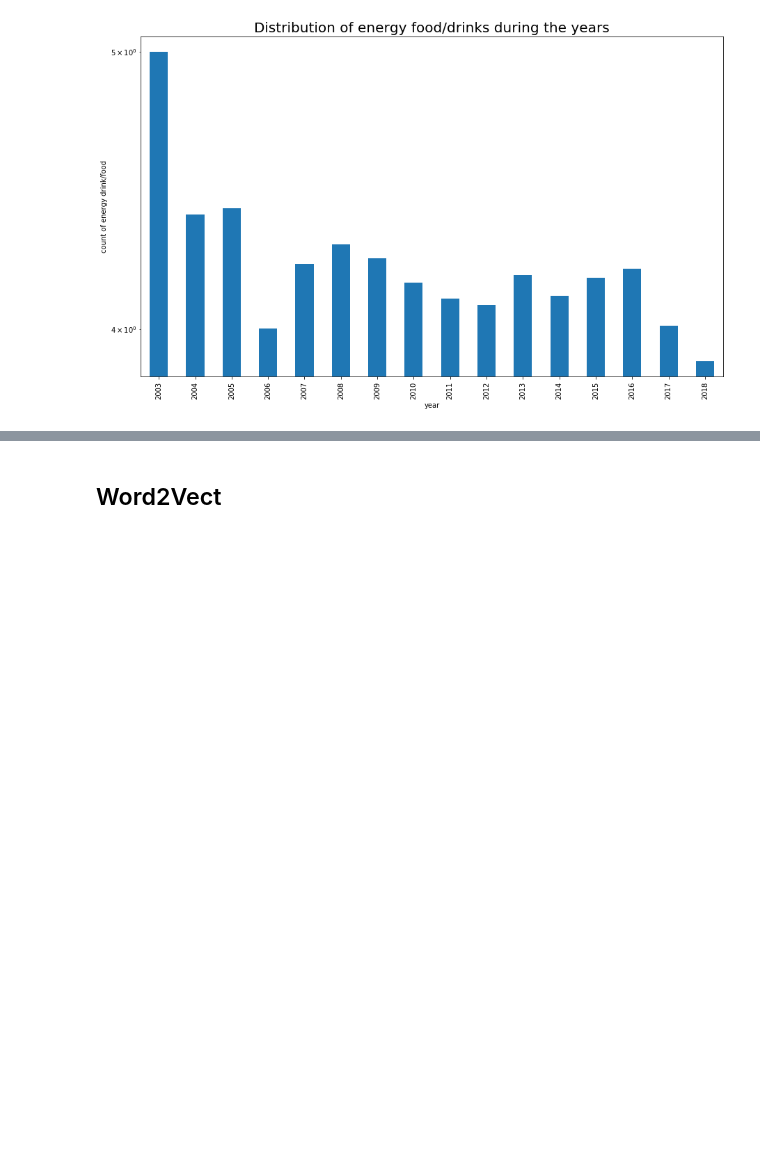
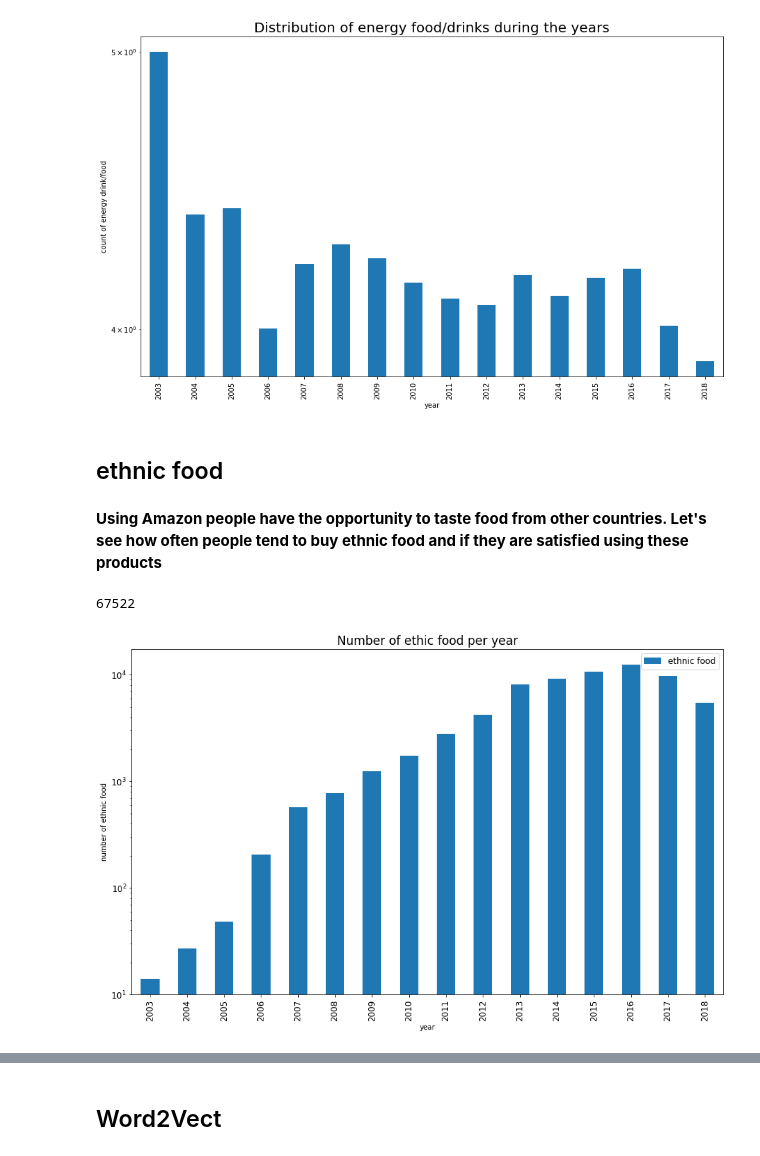
Before and after one commit to JulesssG/ADA-project, a Jupyter notebook: cleaning-trends.ipynb, the cells around one changed output, grey strips where cells are left out. Saved outputs shown, nothing was run; the diff lists cells and outputs as text; code cells hidden in the pictures; blank space fills up the shorter version.

```diff
--- a/cleaning-trends.ipynb
+++ b/cleaning-trends.ipynb
@@ -481,3 +490,30 @@ plt.yscale("log")
 plt.show()
 # %% [output]
 [figure]
+# %% [markdown]
+## ethnic food
+# %% [markdown]
+**Using Amazon people have the opportunity to taste food from other countries. Let's see how often people tend to buy ethnic food and if they are satisfied using these products**
+# %%
+ethnic_food=["chines","japanes","mexican","korean","indian","ethnic","asian","persian","thai","traditional"]
+ethnic=d[d["summary"].str.lower().str.contains('|'.join(ethnic_food)) | d["reviewText"].str.lower().str.contains('|'.join(ethnic_food))]
+# %%
+ethnic.shape[0]
+# %% [output]
+67522
+# %%
+ethnic_over_time = ethnic.groupby('reviewYear').size()
+
+
+data_year = pd.DataFrame(ethnic_over_time, columns=['ethnic food'])
+
+data_year.plot.bar(figsize=(15, 9))
+plt.xlabel('year')
+plt.ylabel('number of ethnic food')
+plt.yscale("log")
+plt.xticks(fontsize=12)
+plt.yticks(fontsize=12)
+plt.legend(fontsize=12)
+_ = plt.title('Number of ethic food per year', fontsize=17)
+# %% [output]
+[figure, added]
```
Also changed, not shown: parts of 21 cells of this notebook.
